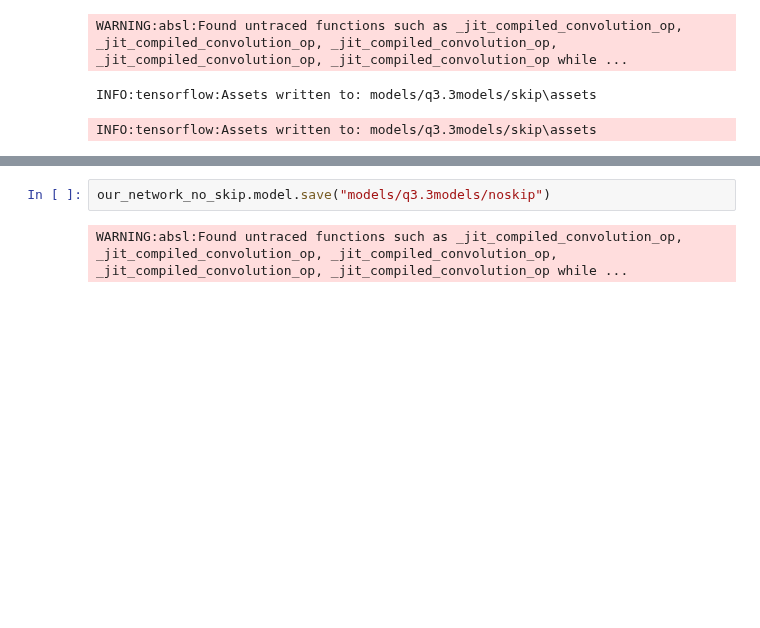
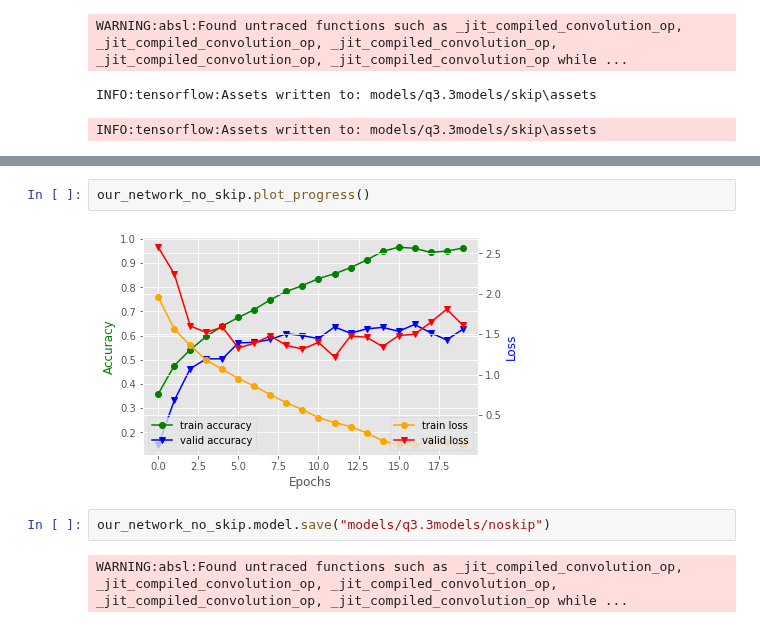
Before and after one commit to multipletwigs/FIT3181-Deep-Learning, a Jupyter notebook: FIT3181_Assignment_1/FIT3181_Assignment1-2022.ipynb, the cells around one changed output, grey strips where cells are left out. Saved outputs shown, nothing was run; the diff lists cells and outputs as text; blank space fills up the shorter version.

```diff
--- a/FIT3181_Assignment_1/FIT3181_Assignment1-2022.ipynb
+++ b/FIT3181_Assignment_1/FIT3181_Assignment1-2022.ipynb
@@ -907,3 +840,7 @@ Epoch 20/20
+# %%
+our_network_no_skip.plot_progress()
+# %% [output]
+[figure, added]
 # %%
 our_network_no_skip.model.save("models/q3.3models/noskip")
 # %% [output]
```
Also changed, not shown: parts of 29 cells of this notebook, 10 other files.
